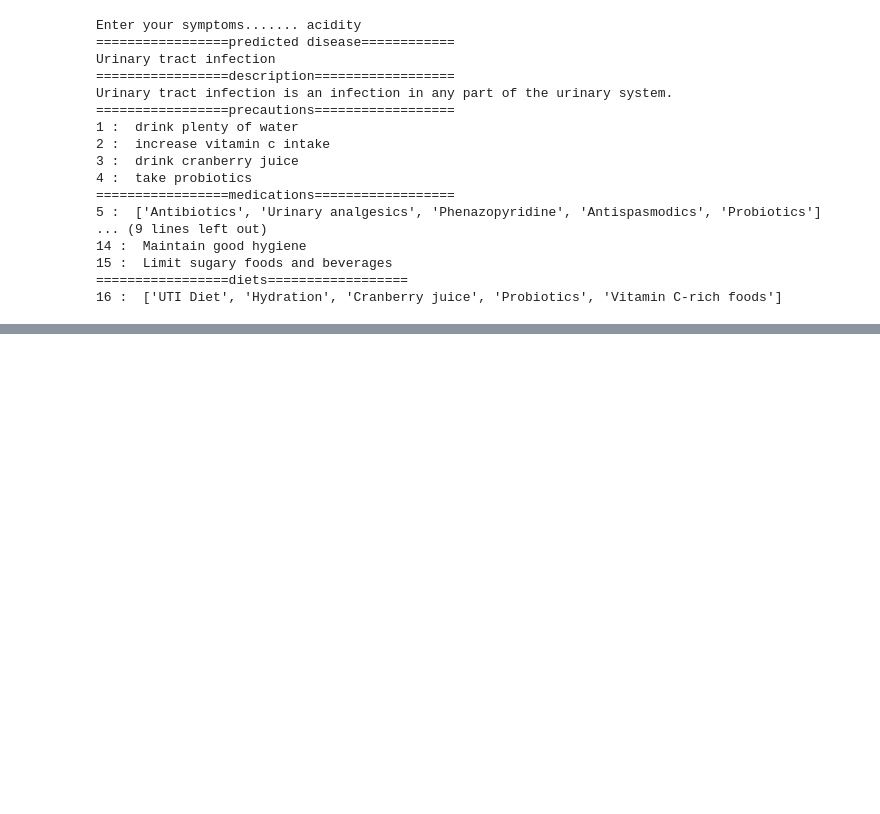
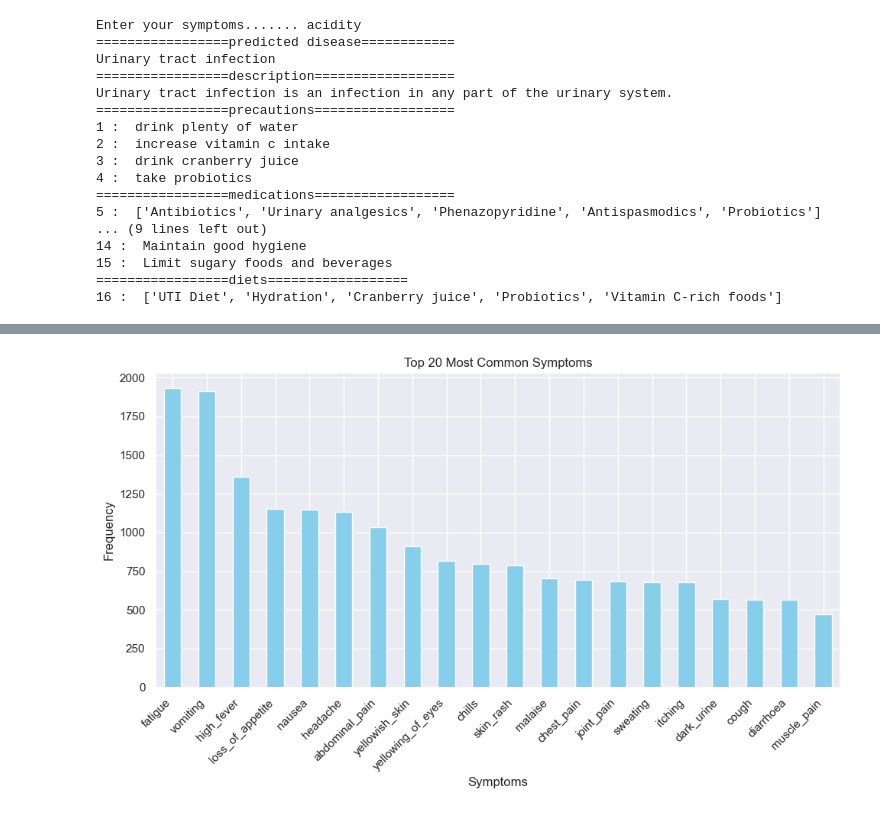
Before and after one commit to ArchieSaxena/Archie_Saxena_Girl_Hackathon_2024, a Jupyter notebook: Healthcare-GGHK/GGHK.ipynb, the cells around one changed output, grey strips where cells are left out. Saved outputs shown, nothing was run; the diff lists cells and outputs as text; code cells hidden in the pictures; blank space fills up the shorter version.

```diff
--- a/Healthcare-GGHK/GGHK.ipynb
+++ b/Healthcare-GGHK/GGHK.ipynb
@@ -457,0 +598,27 @@ print(sklearn.__version__)
+# %%
+import pandas as pd
+import matplotlib.pyplot as plt
+
+# Read the dataset
+data = pd.read_csv("datasets/Training.csv")
+
+# Extract the column containing symptoms
+symptoms = data.drop(['prognosis'], axis=1).columns
+
+# Count the frequency of each symptom
+symptom_counts = data[symptoms].sum().sort_values(ascending=False)
+
+# Select the top 10 most common symptoms
+top_symptoms = symptom_counts.head(20)
+
+# Plot the graph
+plt.figure(figsize=(10, 6))
+top_symptoms.plot(kind='bar', color='skyblue')
+plt.title('Top 20 Most Common Symptoms')
+plt.xlabel('Symptoms')
+plt.ylabel('Frequency')
+plt.xticks(rotation=45, ha='right')
+plt.tight_layout()
+plt.show()
+# %% [output]
+[figure, added]
```
Also changed, not shown: parts of 29 cells of this notebook, 2 other files.
